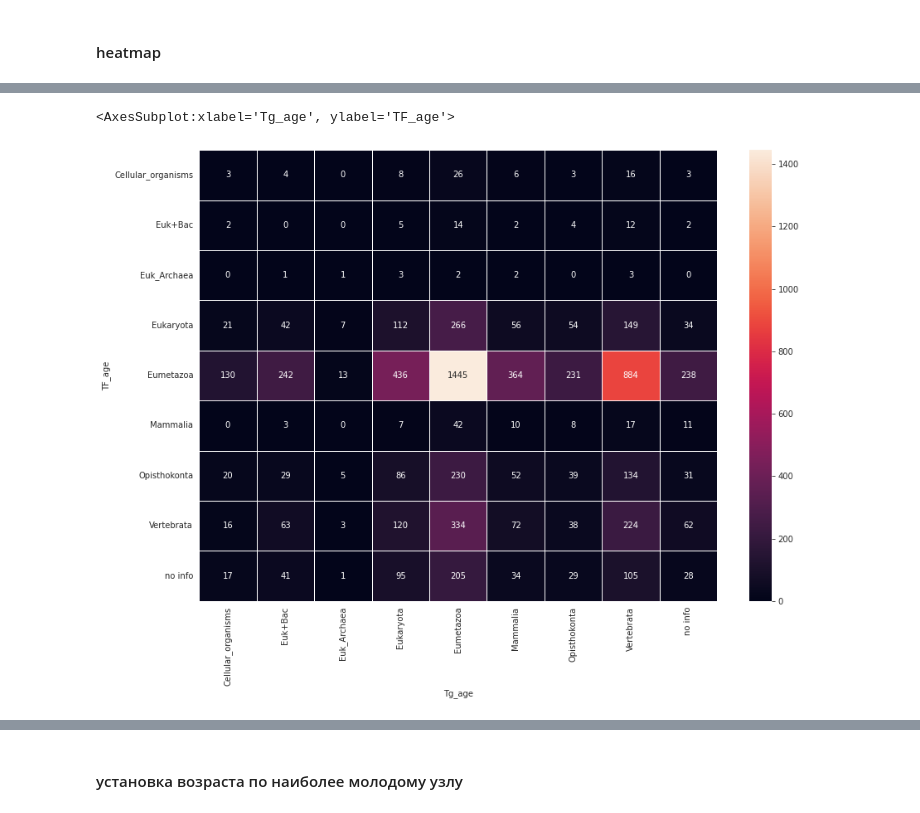
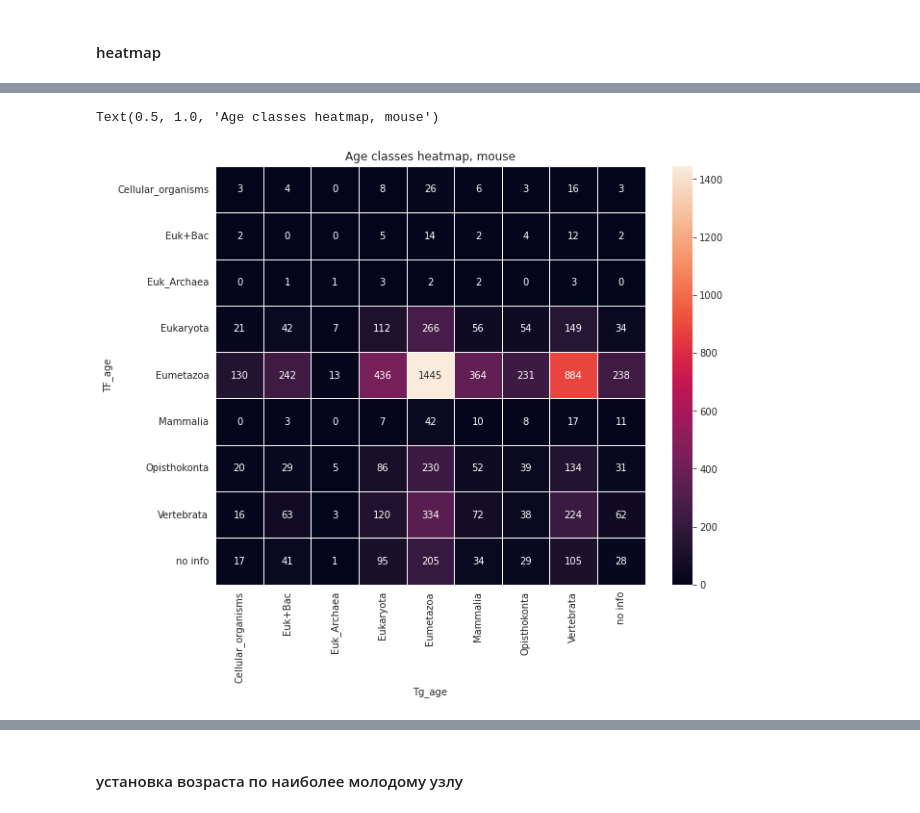
Before and after one commit to Freddsle/age_patterns, a Jupyter notebook: code/02_age_gene_classes.ipynb, the cells around one changed output, grey strips where cells are left out. Cells and saved outputs as stored; diff of their text form; code cells hidden in the pictures.

Commit message:
add new plots

```diff
--- a/code/02_age_gene_classes.ipynb
+++ b/code/02_age_gene_classes.ipynb
@@ -432,11 +439,10 @@ Ascomycota            0.026049
 Euk_Archaea           0.013025
 dtype: float64
 # %%
+plt.rcParams["figure.figsize"] = 10, 8
+
 ax = (yeast_data['age_max'].value_counts(normalize=True) * 100).plot.barh()
 
+plt.title('Age (from most recent node), yeast')
 for container in ax.containers:
     ax.bar_label(container, fmt='%.1f%%')
-
-plt.title('Age (from most recent node), yeast')
-plt.savefig('../data/02_plots/plot_10.png')
-plt.close()
@@ -823,8 +854,9 @@ heatmap_m
 | no info | 17 | 41 | 1 | 95 | 205 | 34 | 29 | 105 | ... |
 # %%
 sns.heatmap(heatmap_m, annot=True, linewidths=0.5, fmt='g')
+plt.title('Age classes heatmap, mouse')
 # %% [output]
-<AxesSubplot:xlabel='Tg_age', ylabel='TF_age'>
+Text(0.5, 1.0, 'Age classes heatmap, mouse')
-[figure, old version]
+[figure, new version]
 # %%
 sns.heatmap(heatmap_m, annot=True, linewidths=0.5, fmt='g')
```
Also changed, not shown: parts of 32 cells of this notebook, 17 other files.
